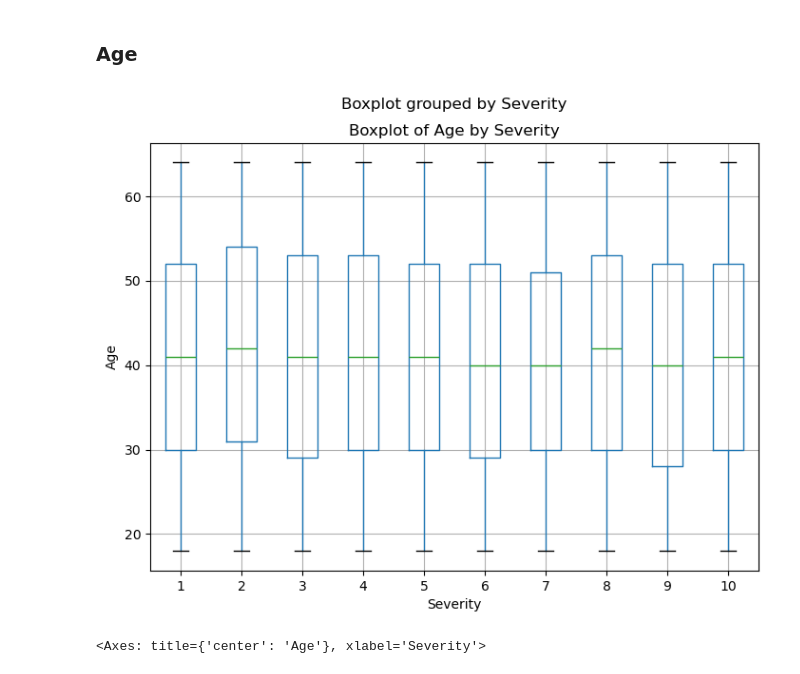
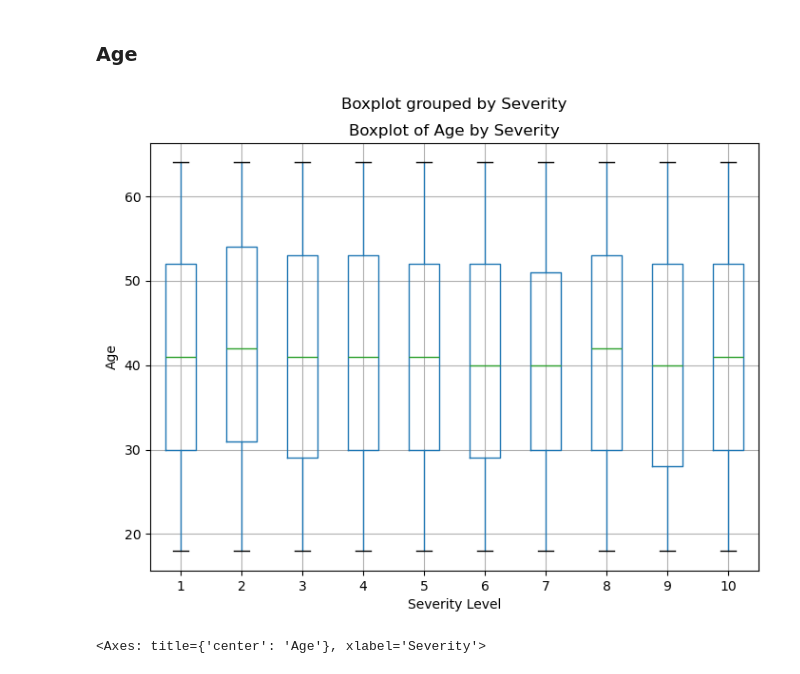
Before and after one commit to mopfun/2025-Project1-Group4, a Jupyter notebook: main.ipynb, the cells around one changed output. Saved outputs shown, nothing was run; the diff lists cells and outputs as text; code cells hidden in the pictures.

```diff
--- a/main.ipynb
+++ b/main.ipynb
@@ -210,20 +210,20 @@ focus_columns_df.head()
 # %%
 # Create the boxplot
 age_severity_df = focus_columns_df.boxplot('Age', by='Severity', figsize=(8, 6))
 
 # Set title and labels
 plt.title("Boxplot of Age by Severity")
 # plt.suptitle("")  # Remove automatic "by group" title
-plt.xlabel("Severity")
+plt.xlabel("Severity Level")
 plt.ylabel("Age")
 
 # Save the figure
 plt.savefig("Outputs/Age_by_Severity_Boxplot.png", bbox_inches='tight')
 
 # Show the plot
 plt.show()
 # %% [output]
-[figure, old version]
+[figure, new version]
 # %%
 #boxplot to compare age and severity
 focus_columns_df.boxplot('Age', by='Severity', figsize=(8, 6))
```
Also changed, not shown: parts of 2 cells of this notebook, 2 other files.
